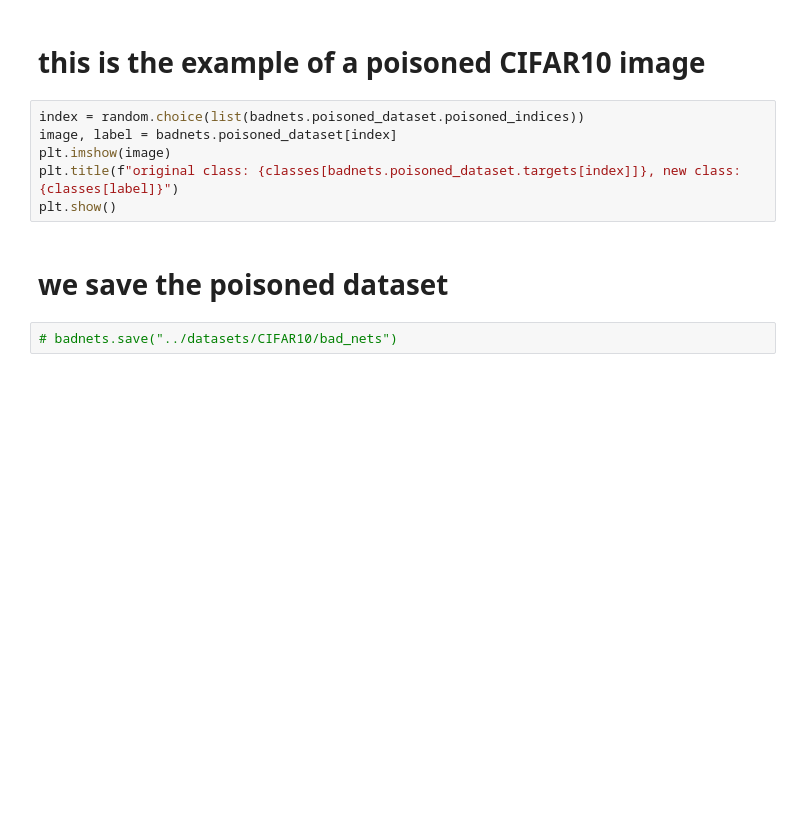
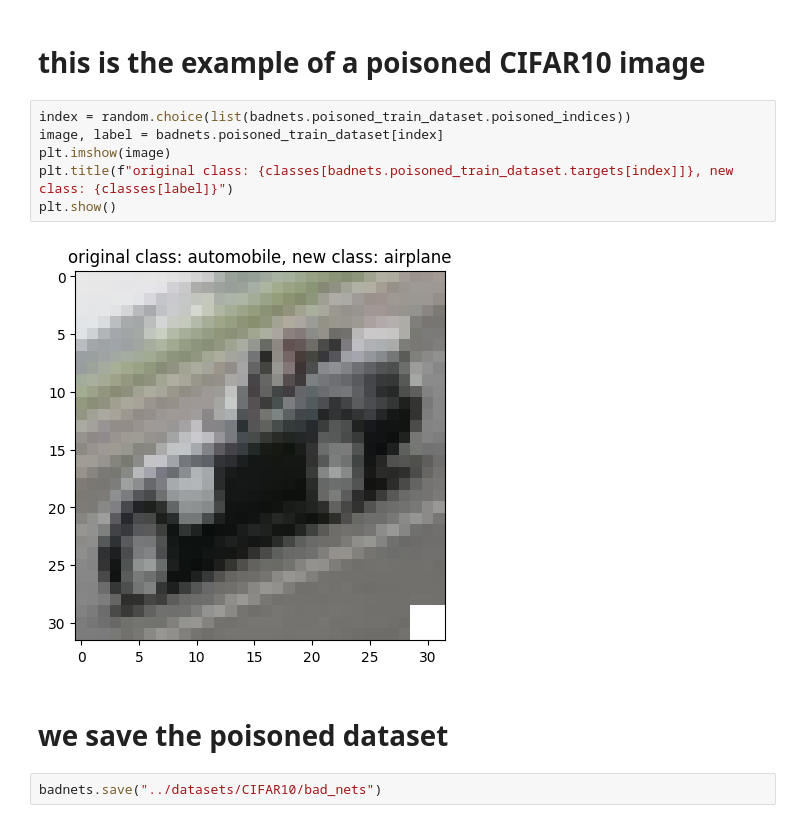
Before and after one commit to VMoskov/DL-cyber-attacks, a Jupyter notebook: notebooks/badnets.ipynb, the cells around one changed output. Cells and saved outputs as stored; diff of their text form; blank space fills up the shorter version.

```diff
--- a/notebooks/badnets.ipynb
+++ b/notebooks/badnets.ipynb
@@ -59,12 +66,14 @@ badnets = BadNets(benign_train_dataset=trainset,
 # %% [markdown]
 # this is the example of a poisoned CIFAR10 image
 # %%
-index = random.choice(list(badnets.poisoned_dataset.poisoned_indices))
-image, label = badnets.poisoned_dataset[index]
+index = random.choice(list(badnets.poisoned_train_dataset.poisoned_indices))
+image, label = badnets.poisoned_train_dataset[index]
 plt.imshow(image)
-plt.title(f"original class: {classes[badnets.poisoned_dataset.targets[index]]}, new class: {classes[label]}")
+plt.title(f"original class: {classes[badnets.poisoned_train_dataset.targets[index]]}, new class: {classes[label]}")
 plt.show()
+# %% [output]
+[figure, added]
 # %% [markdown]
 # we save the poisoned dataset
 # %%
-# badnets.save("../datasets/CIFAR10/bad_nets")
+badnets.save("../datasets/CIFAR10/bad_nets")
```
Also changed, not shown: parts of 4 cells of this notebook.
